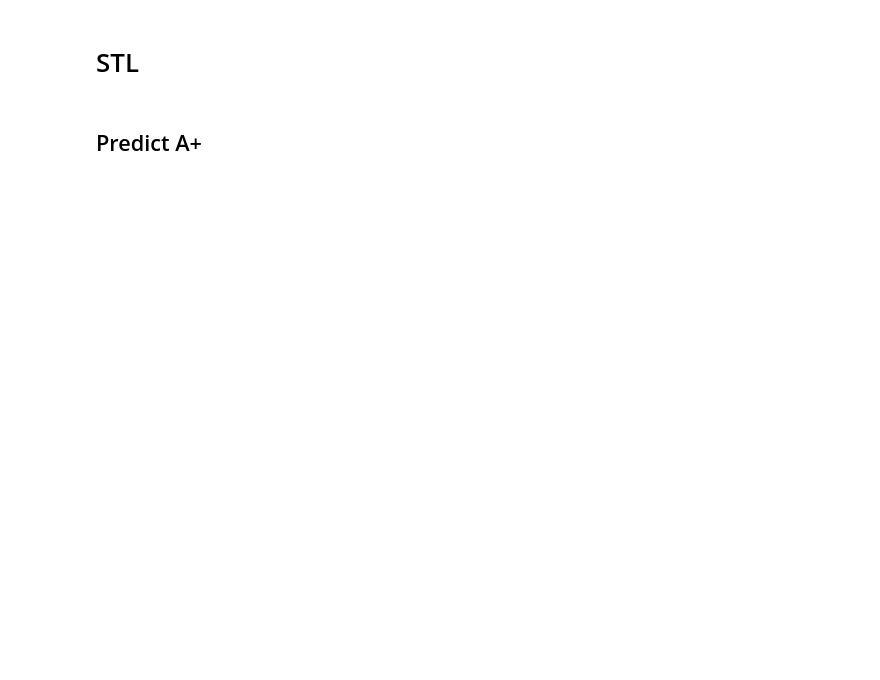
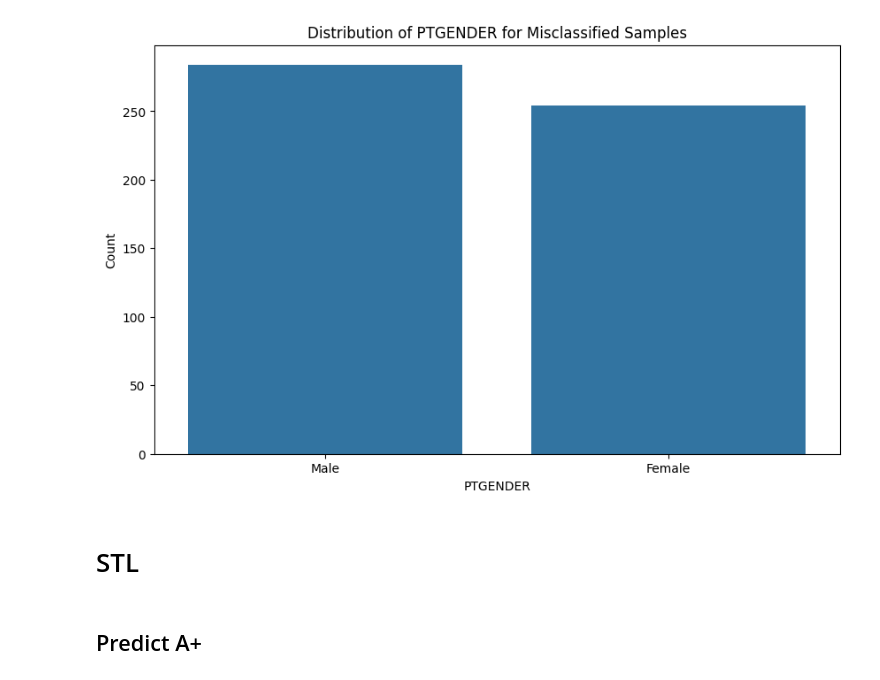
Before and after one commit to Aquila69420/adni-ml, a Jupyter notebook: torch_classification.ipynb, the cells around one changed output. Drawn from its saved outputs; the diff is of its cells as text; code cells hidden in the pictures; blank space fills up the shorter version.

Commit message:
Add gender EDA on train and test splits

```diff
--- a/torch_classification.ipynb
+++ b/torch_classification.ipynb
@@ -26,3 +35,13 @@ df['N+'] = df['tau_ab_ratio'].apply(lambda x: 1 if x > 0.33 else 0)
+# %%
+plt.figure(figsize=(10, 6))
+sns.countplot(data=df, x='PTGENDER', order=gender_labels.keys())
+plt.title('Distribution of PTGENDER for Misclassified Samples')
+plt.xlabel('PTGENDER')
+plt.ylabel('Count')
+plt.xticks(ticks=list(gender_labels.keys()), labels=list(gender_labels.values()))
+plt.show()
+# %% [output]
+[figure, added]
 # %%
 class SVM(torch.nn.Module):
     def __init__(self, features, targets):
```
Also changed, not shown: parts of 8 cells of this notebook.
